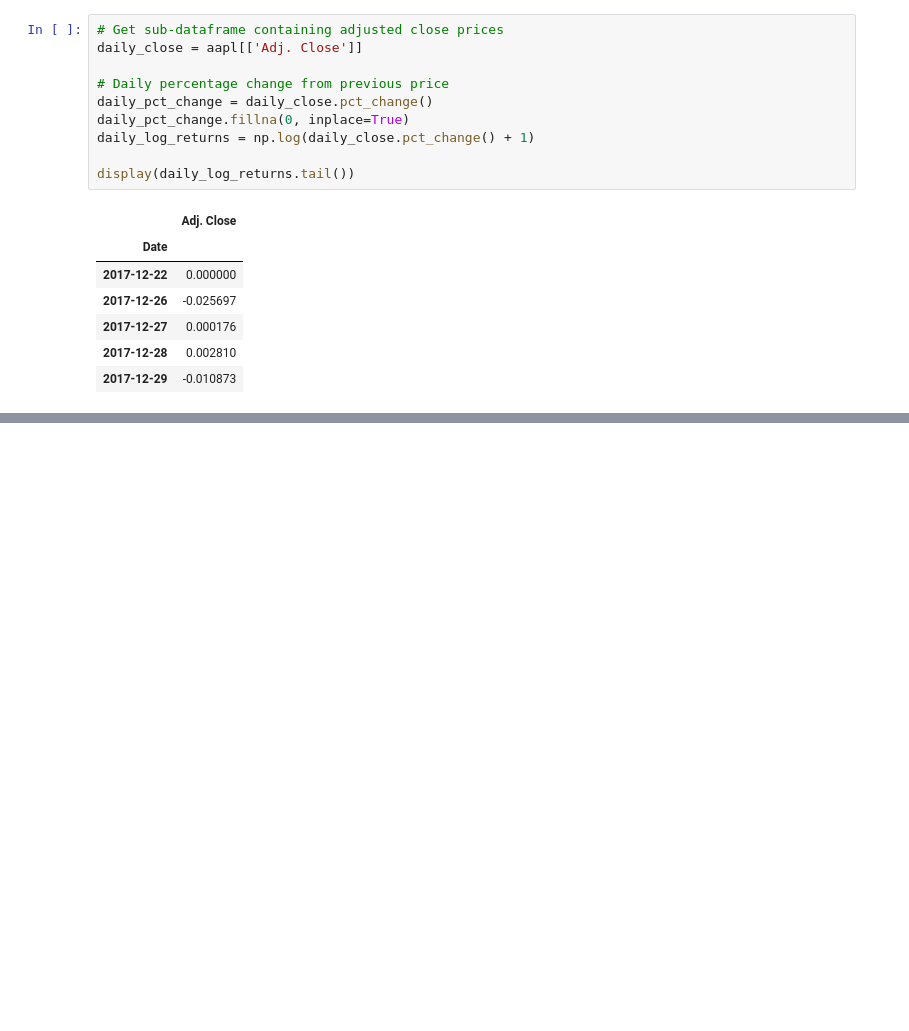
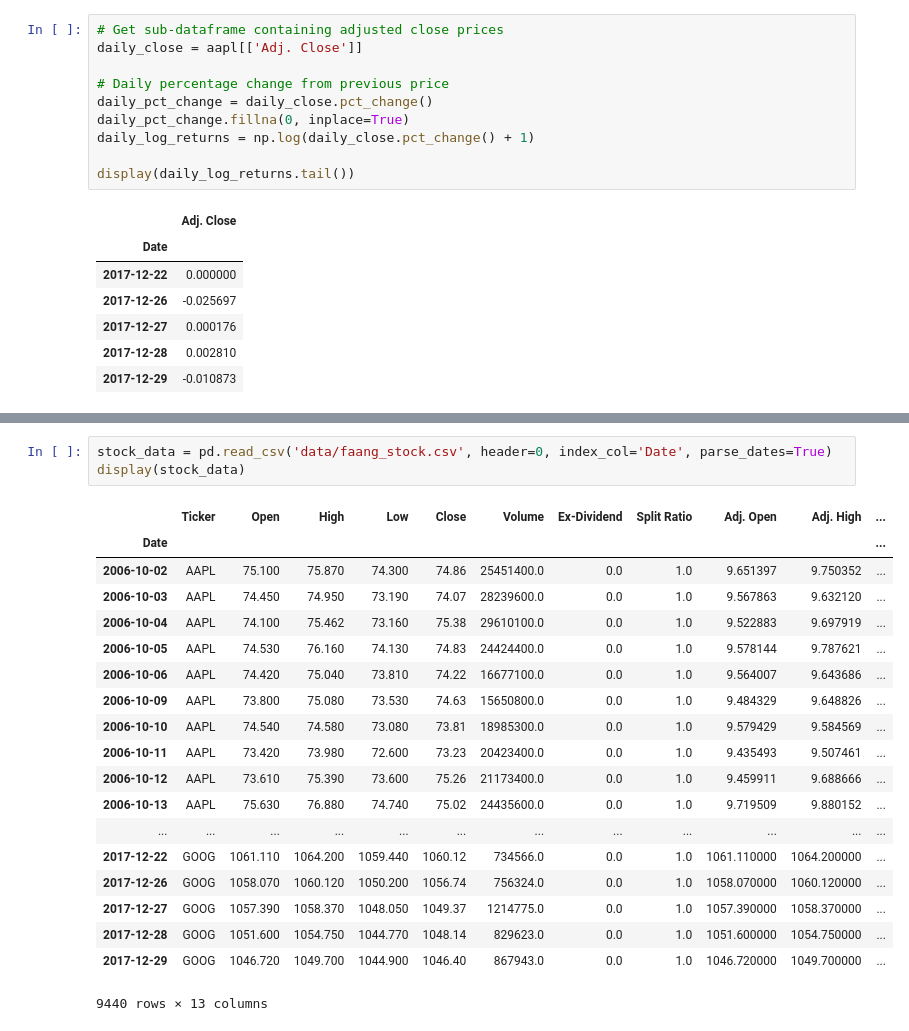
Before and after one commit to danielkooeun/finance-python-trading, a Jupyter notebook: finance-python-trading.ipynb, the cells around one changed output, grey strips where cells are left out. Saved outputs shown, nothing was run; the diff lists cells and outputs as text; blank space fills up the shorter version.

```diff
--- a/finance-python-trading.ipynb
+++ b/finance-python-trading.ipynb
@@ -69,0 +142,23 @@ display(daily_log_returns.tail())
+# %%
+stock_data = pd.read_csv('data/faang_stock.csv', header=0, index_col='Date', parse_dates=True)
+display(stock_data)
+# %% [output]
+|  | Ticker | Open | High | Low | Close | Volume | Ex-Dividend | Split Ratio | Adj. Open | Adj. High | ... |
+| Date |  |  |  |  |  |  |  |  |  |  | ... |
+| 2006-10-02 | AAPL | 75.100 | 75.870 | 74.300 | 74.86 | 25451400.0 | 0.0 | 1.0 | 9.651397 | 9.750352 | ... |
+| 2006-10-03 | AAPL | 74.450 | 74.950 | 73.190 | 74.07 | 28239600.0 | 0.0 | 1.0 | 9.567863 | 9.632120 | ... |
+| 2006-10-04 | AAPL | 74.100 | 75.462 | 73.160 | 75.38 | 29610100.0 | 0.0 | 1.0 | 9.522883 | 9.697919 | ... |
+| 2006-10-05 | AAPL | 74.530 | 76.160 | 74.130 | 74.83 | 24424400.0 | 0.0 | 1.0 | 9.578144 | 9.787621 | ... |
+| 2006-10-06 | AAPL | 74.420 | 75.040 | 73.810 | 74.22 | 16677100.0 | 0.0 | 1.0 | 9.564007 | 9.643686 | ... |
+| 2006-10-09 | AAPL | 73.800 | 75.080 | 73.530 | 74.63 | 15650800.0 | 0.0 | 1.0 | 9.484329 | 9.648826 | ... |
+| 2006-10-10 | AAPL | 74.540 | 74.580 | 73.080 | 73.81 | 18985300.0 | 0.0 | 1.0 | 9.579429 | 9.584569 | ... |
+| 2006-10-11 | AAPL | 73.420 | 73.980 | 72.600 | 73.23 | 20423400.0 | 0.0 | 1.0 | 9.435493 | 9.507461 | ... |
+| 2006-10-12 | AAPL | 73.610 | 75.390 | 73.600 | 75.26 | 21173400.0 | 0.0 | 1.0 | 9.459911 | 9.688666 | ... |
+| 2006-10-13 | AAPL | 75.630 | 76.880 | 74.740 | 75.02 | 24435600.0 | 0.0 | 1.0 | 9.719509 | 9.880152 | ... |
+| ... | ... | ... | ... | ... | ... | ... | ... | ... | ... | ... | ... |
+| 2017-12-22 | GOOG | 1061.110 | 1064.200 | 1059.440 | 1060.12 | 734566.0 | 0.0 | 1.0 | 1061.110000 | 1064.200000 | ... |
+| 2017-12-26 | GOOG | 1058.070 | 1060.120 | 1050.200 | 1056.74 | 756324.0 | 0.0 | 1.0 | 1058.070000 | 1060.120000 | ... |
+| 2017-12-27 | GOOG | 1057.390 | 1058.370 | 1048.050 | 1049.37 | 1214775.0 | 0.0 | 1.0 | 1057.390000 | 1058.370000 | ... |
+| 2017-12-28 | GOOG | 1051.600 | 1054.750 | 1044.770 | 1048.14 | 829623.0 | 0.0 | 1.0 | 1051.600000 | 1054.750000 | ... |
+| 2017-12-29 | GOOG | 1046.720 | 1049.700 | 1044.900 | 1046.40 | 867943.0 | 0.0 | 1.0 | 1046.720000 | 1049.700000 | ... |
+9440 rows × 13 columns
```
Also changed, not shown: parts of 5 cells of this notebook, 2 other files.
